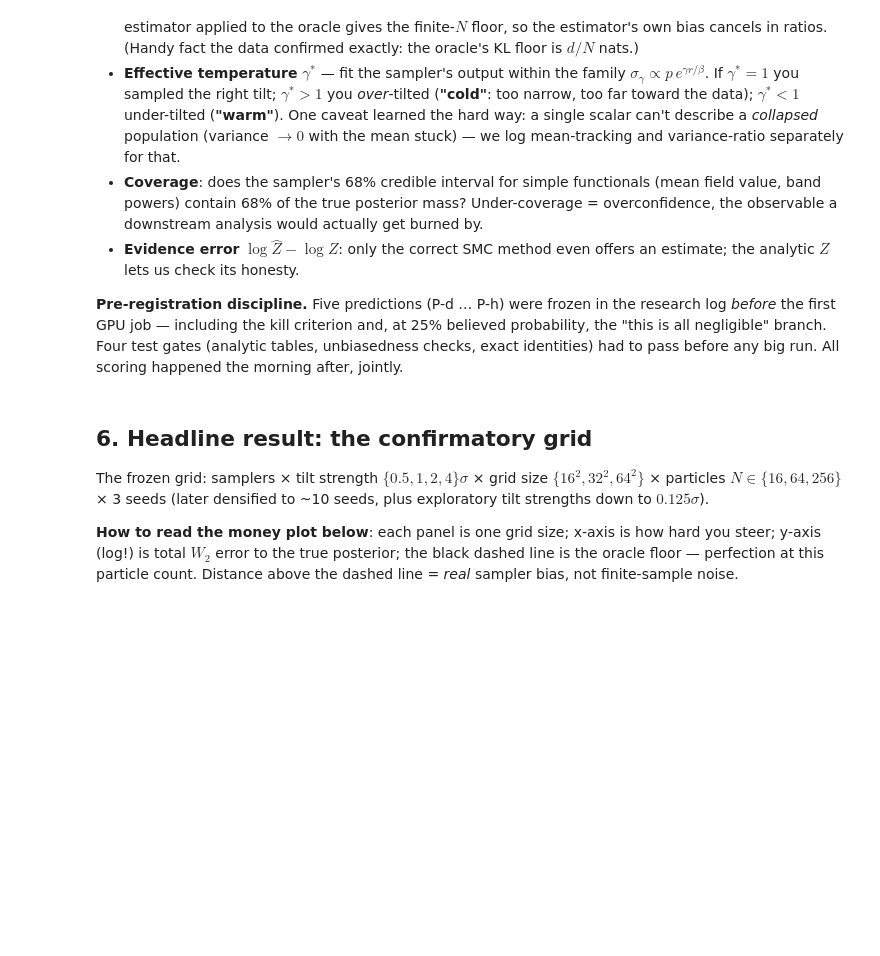
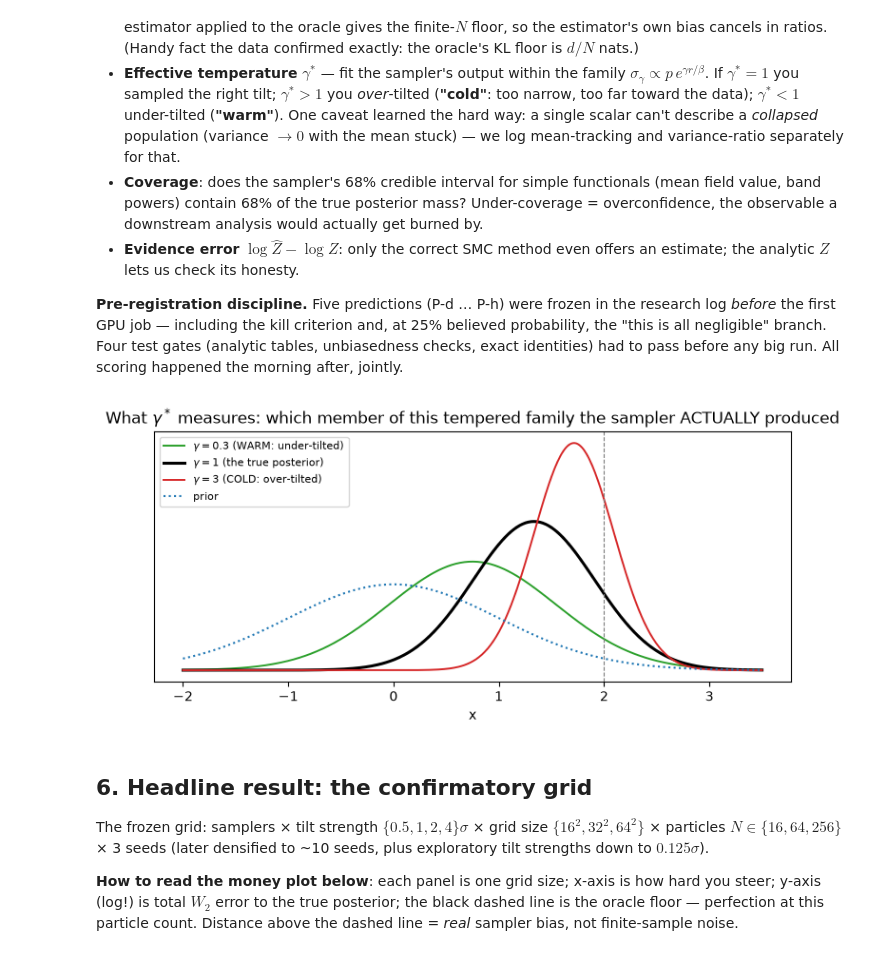
Before and after one commit to AndreasTersenov/tilt-audit, a Jupyter notebook: notebooks/overnight_pilot_tour.ipynb, the cells around one changed output. Saved outputs shown, nothing was run; the diff lists cells and outputs as text; code cells hidden in the pictures; blank space fills up the shorter version.

```diff
--- a/notebooks/overnight_pilot_tour.ipynb
+++ b/notebooks/overnight_pilot_tour.ipynb
@@ -279,6 +412,26 @@ research log *before* the first GPU job — including the kill criterion and, at
 believed probability, the "this is all negligible" branch. Four test gates (analytic
 tables, unbiasedness checks, exact identities) had to pass before any big run. All
 scoring happened the morning after, jointly.
+# %%
+# Visual: the "effective temperature" family in 1-D. gamma tempers the tilt:
+# sigma_gamma ∝ p * exp(gamma * r / beta). gamma=1 is the true posterior.
+P_, a_, y_, b_ = 1.0, 1.0, 2.0, 0.5
+xs = np.linspace(-2, 3.5, 400)
+fig, ax = plt.subplots(figsize=(7, 3.6))
+for g_, c_ in [(0.3, "C2"), (1.0, "k"), (3.0, "C3")]:
+    Sg = 1 / (1 / P_ + g_ * a_**2 / b_); mg = Sg * g_ * a_ * y_ / b_
+    lbl = {0.3: "$\\gamma=0.3$ (WARM: under-tilted)", 1.0: "$\\gamma=1$ (the true posterior)",
+           3.0: "$\\gamma=3$ (COLD: over-tilted)"}[g_]
+    ax.plot(xs, gauss.pdf(xs, mg, np.sqrt(Sg)), color=c_, lw=2.2 if g_ == 1 else 1.4,
+            label=lbl)
+ax.plot(xs, gauss.pdf(xs, 0, 1), "C0:", label="prior")
+ax.axvline(2, color="gray", ls="--", lw=.8)
+ax.legend(fontsize=8); ax.set_xlabel("x"); ax.set_yticks([])
+ax.set_title("What $\\gamma^*$ measures: which member of this tempered family "
+             "the sampler ACTUALLY produced")
+plt.tight_layout(); plt.show()
+# %% [output]
+[figure, added]
 # %% [markdown]
 ## 6. Headline result: the confirmatory grid
 
```
Also changed, not shown: parts of 9 cells of this notebook, 1 other file.
